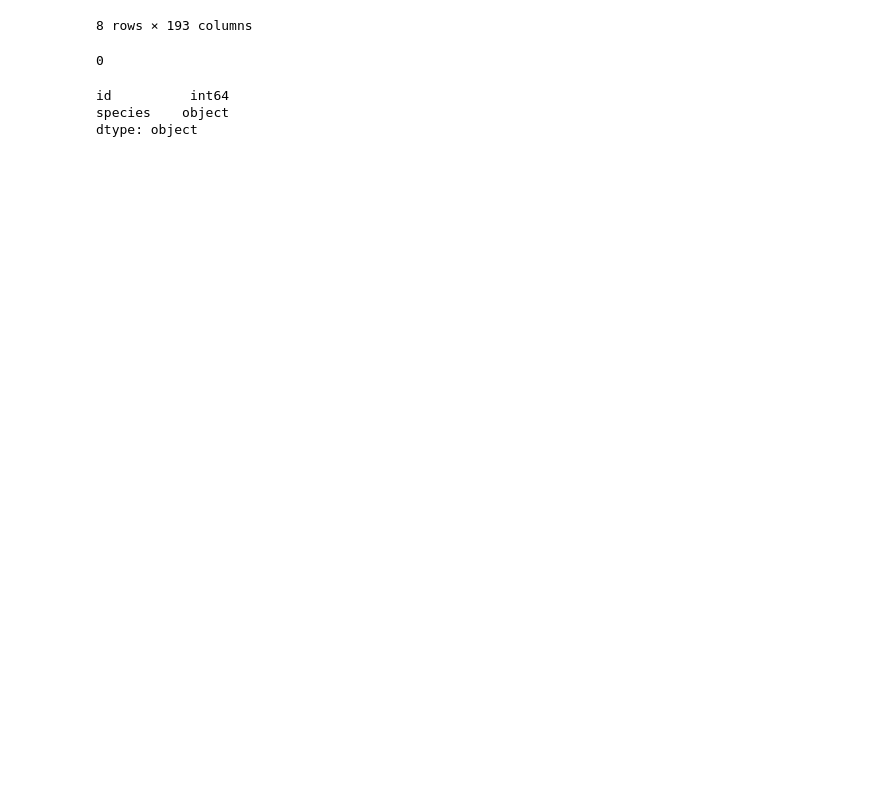
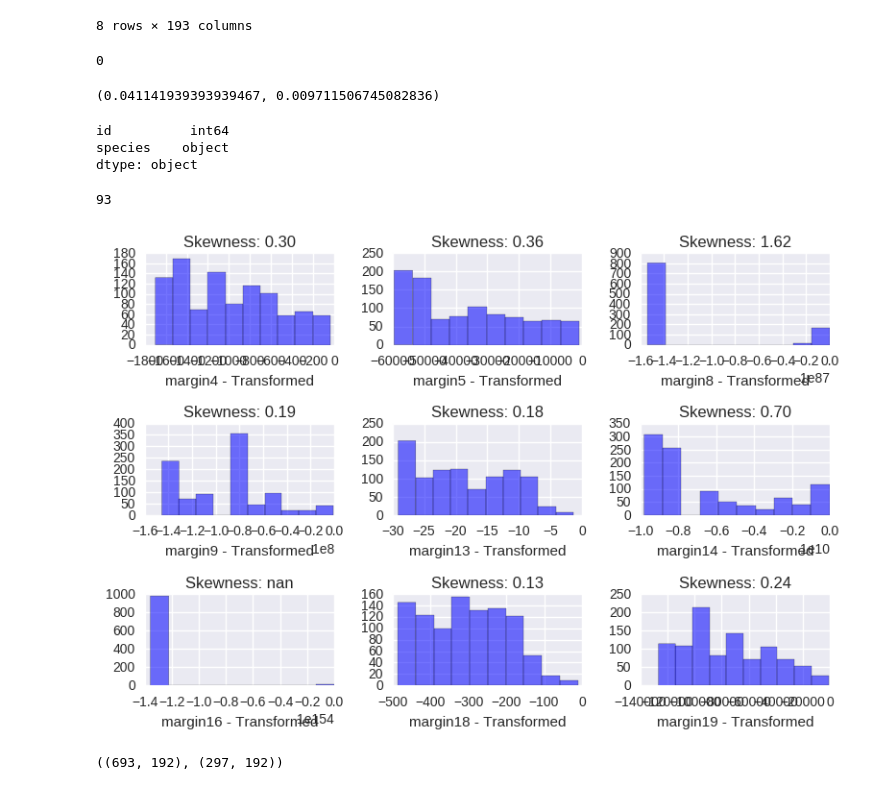
Before and after one commit to ddmng/jupyter-test, a Jupyter notebook: leaf/Study 1.ipynb, the cells around one changed output. Saved outputs shown, nothing was run; the diff lists cells and outputs as text; code cells hidden in the pictures; blank space fills up the shorter version.

```diff
--- a/leaf/Study 1.ipynb
+++ b/leaf/Study 1.ipynb
@@ -50,9 +60,48 @@ df_train.describe()
 df_train.isnull().sum().sum()
 # %% [output]
 0
+# %%
+means = df_train.ix[:,2:].mean()
+( means.max() - means.min(), means.std() )
+# %% [output]
+(0.041141939393939467, 0.009711506745082836)
 # %%
 df_train.dtypes[df_train.dtypes!='float64']
 # %% [output]
 id          int64
 species    object
 dtype: object
+# %%
+skewed = []
+
+i = 0
+figure = plt.figure()
+for c in df_train.columns[2:]:
+    if np.abs(df_train[c].skew()) > 2:
+        i = i + 1
+        skewed.append(c)
+
+        df_train[c], _ = boxcox(df_train[c]+.1)
+
+        if i < 10:
+            figure.add_subplot(3,3,i)
+            plt.hist(df_train[c],facecolor='blue',alpha=0.55)
+            plt.xlabel(c + " - Transformed")
+            skness = df_train[c].skew()
+            plt.title("Skewness: {0:.2f}".format(skness))
+plt.tight_layout()
+len(skewed)
+# %% [output]
+93
+[figure, added]
+# %%
+X = df_train.ix[:,2:]
+Y = df_train.ix[:,1]
+
+enc = preprocessing.LabelEncoder()
+Y = enc.fit_transform(Y)
+
+X_tr, X_val, y_tr, y_val = train_test_split(X, Y, test_size=.3, random_state = 13)
+(X_tr.shape, X_val.shape)
+# %% [output]
+((693, 192), (297, 192))
```
Also changed, not shown: parts of 6 cells of this notebook, 1 other file.
